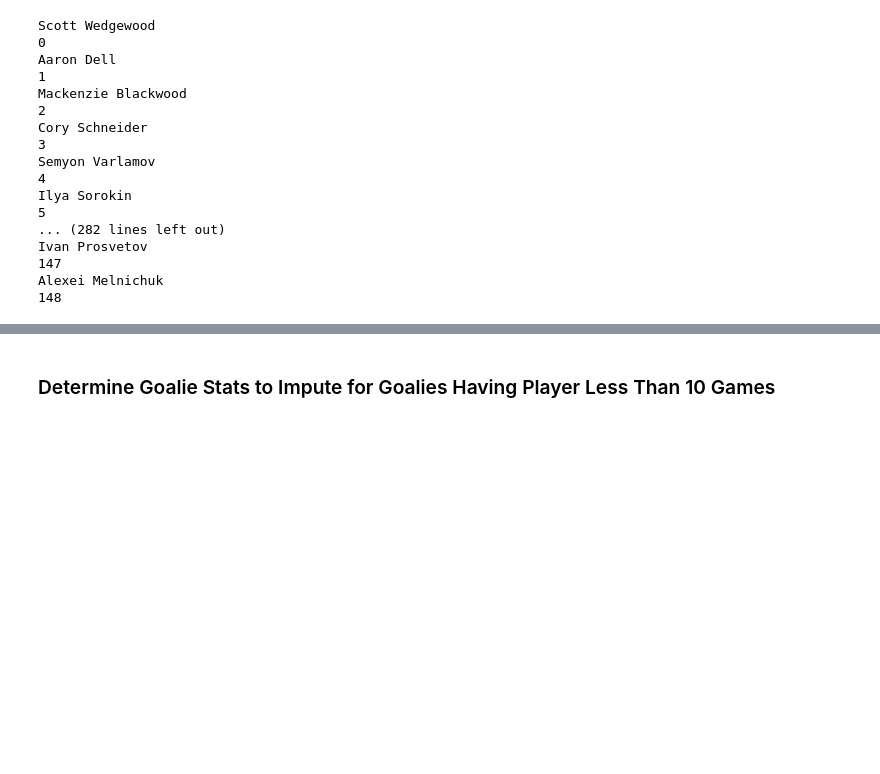
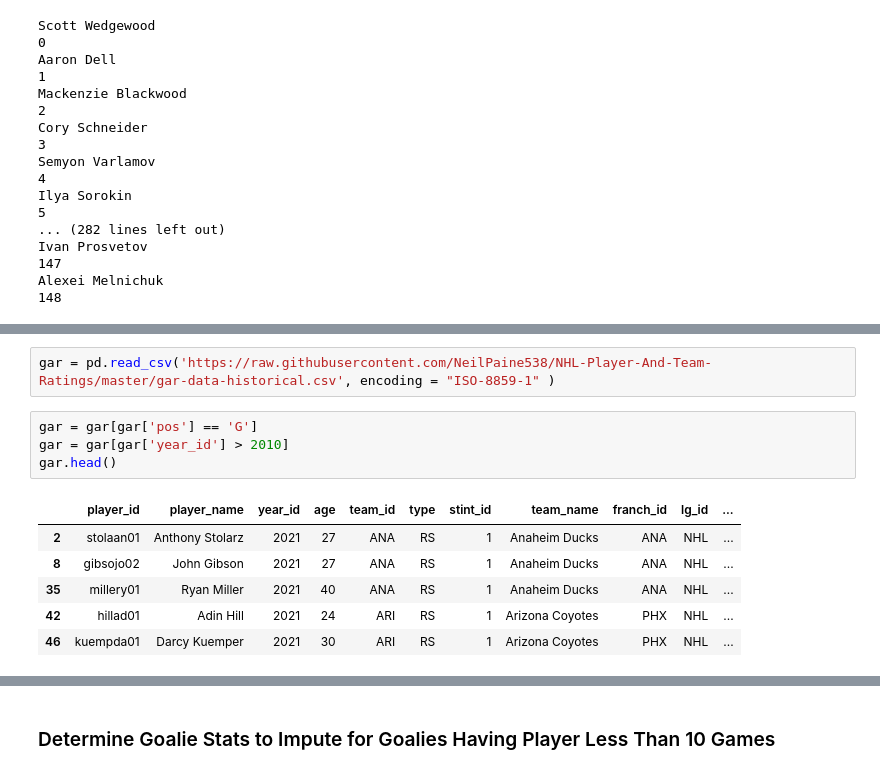
Before and after one commit to gschwaeb/NHL_Game_Prediction, a Jupyter notebook: Data_Collection.ipynb, the cells around one changed output, grey strips where cells are left out. Cells and saved outputs as stored; diff of their text form; blank space fills up the shorter version.

```diff
--- a/Data_Collection.ipynb
+++ b/Data_Collection.ipynb
@@ -470,0 +488,13 @@ goalie_features_dfB = pd.read_csv('goalie_game_logs.csv', low_memory=False)
+# %%
+gar = pd.read_csv('https://raw.githubusercontent.com/NeilPaine538/NHL-Player-And-Team-Ratings/master/gar-data-historical.csv', encoding = "ISO-8859-1" )
+# %%
+gar = gar[gar['pos'] == 'G']
+gar = gar[gar['year_id'] > 2010]
+gar.head()
+# %% [output]
+|  | player_id | player_name | year_id | age | team_id | type | stint_id | team_name | franch_id | lg_id | ... |
+| 2 | stolaan01 | Anthony Stolarz | 2021 | 27 | ANA | RS | 1 | Anaheim Ducks | ANA | NHL | ... |
+| 8 | gibsojo02 | John Gibson | 2021 | 27 | ANA | RS | 1 | Anaheim Ducks | ANA | NHL | ... |
+| 35 | millery01 | Ryan Miller | 2021 | 40 | ANA | RS | 1 | Anaheim Ducks | ANA | NHL | ... |
+| 42 | hillad01 | Adin Hill | 2021 | 24 | ARI | RS | 1 | Arizona Coyotes | PHX | NHL | ... |
+| 46 | kuempda01 | Darcy Kuemper | 2021 | 30 | ARI | RS | 1 | Arizona Coyotes | PHX | NHL | ... |
```
Also changed, not shown: parts of 78 cells of this notebook, 10 other files.
